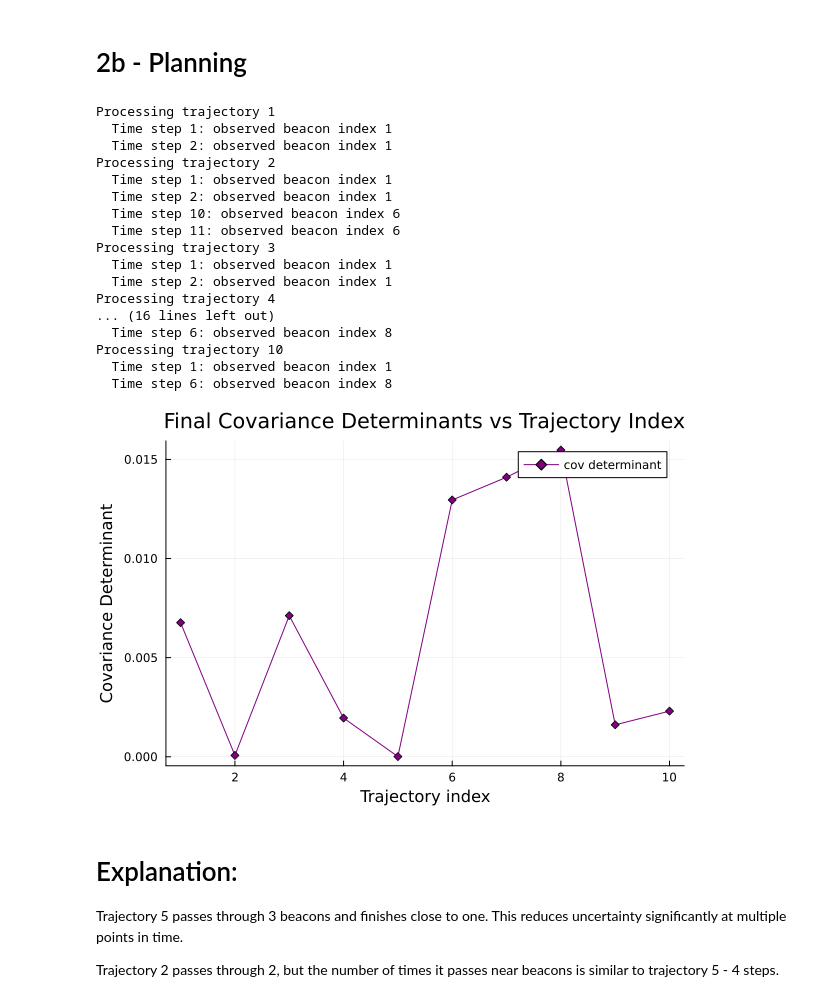
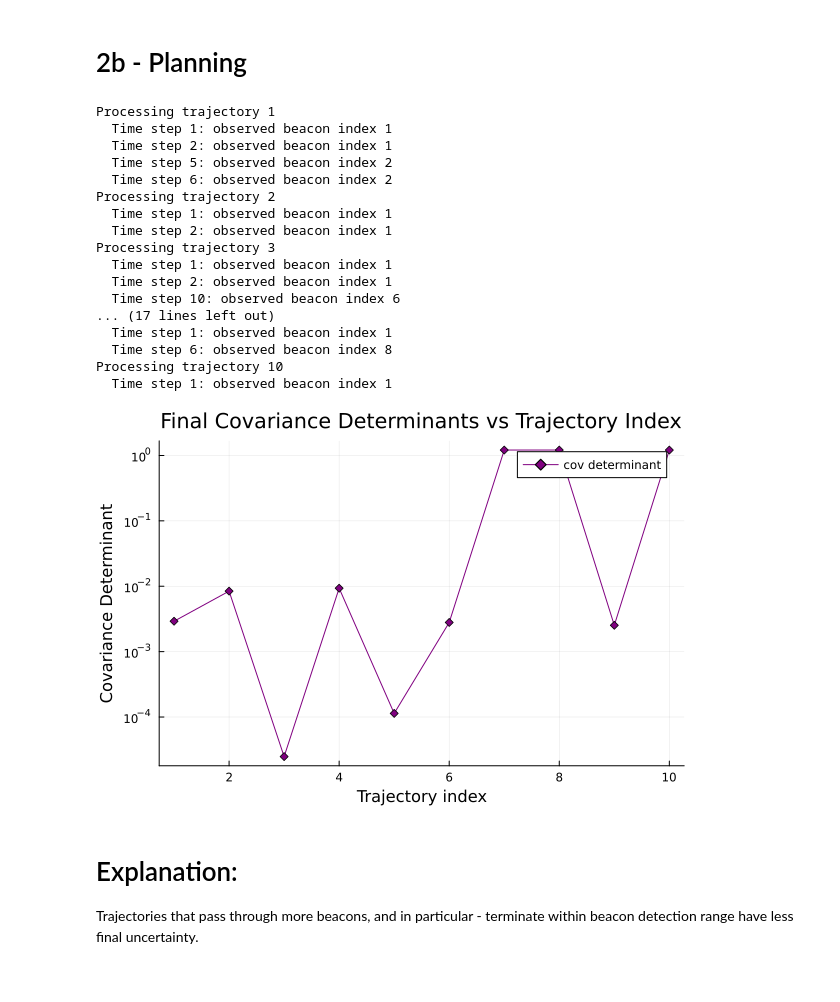
Before and after one commit to Liamir/apuu-hw2, a Jupyter notebook: hw3/hw3.ipynb, the cells around one changed output. Saved outputs shown, nothing was run; the diff lists cells and outputs as text; code cells hidden in the pictures.

Commit message:
[HW3 hands on done]

```diff
--- a/hw3/hw3.ipynb
+++ b/hw3/hw3.ipynb
@@ -211,7 +213,7 @@ rng = MersenneTwister(ID)
 Σ0 = I(2)
 F = I(2)
 Σw = 0.1^2 * I(2)
-Σv = I(2) # place holder, measurement noise is dynamically changing in this setting
+Σv = 0.1^2 * I(2) # place holder for the non-ranged setting, measurement noise is dynamically changing in this setting
 d = 1.0
 rmin = 0.1
 beacons = beacon_grid() # 9 evenly spread beacons over a 9 x 9 grid, left corner at 0,0
@@ -440,20 +447,21 @@ display(pl_beacons)
 # %%
 beliefs = Vector{FullNormal}(undef, T+1)
 beliefs[1] = b
-for t in 1:T
-    zrel = τ_obs_beacons[t, :]
-    beacon_index= beacon_indexes[t]
-    z = (obs=zrel, beacon_index=beacon_index)
+
+for t in 1:T # X1 to XT
+    zrel = τ_obs_beacons[t+1, :] # for t=1 we get X1 observation
+    beacon_index= beacon_indexes[t+1]
+    zrel_tuple = (obs=zrel, beacon_index=beacon_index)
 
     if isnan(beacon_index)
         beliefs[t+1] = PropagateBelief(𝒫, beliefs[t], ai)
     else
-        beliefs[t+1] = PosteriorBeliefRangedBeacons(𝒫, beliefs[t], ai, z)
+        beliefs[t+1] = PosteriorBeliefRangedBeacons(𝒫, beliefs[t], ai, zrel_tuple)
     end
 end
 
 
-# -------------- PLOTTING --------------
+# -------------- General PLOTTING --------------
 
 
 # plot ground truth trajectory with beacons and observations:
@@ -495,6 +503,7 @@ plot!(pl_beacons, τ[:,1], τ[:,2],
       linecolor=:gray,
       linestyle=:solid)
 
+# ----------------- General Plotting Done -----------------
 
 # plot beliefs:
 for t in 1:T+1
@@ -513,11 +522,13 @@ display(pl_beacons)
 # %% [markdown]
 # (f-5) non-ranged observations
 # %%
+display(𝒫.Σv) # used for generating observations
+
 # generate relative observations trajectory
 τ_non_ranged_obs_beacons = []
 non_ranged_beacon_indexes = []
 for i in 1:T+1
-    obs = GenerateObservationFromBeacons(𝒫, τ[i,:])
+    obs = GenerateObservationFromBeacons(𝒫, τ[i,:]) # non-ranged
 
     if obs != nothing
         push!(τ_non_ranged_obs_beacons, obs[1])
@@ -534,8 +545,8 @@ end
 non_ranged_beliefs = Vector{FullNormal}(undef, T+1)
 non_ranged_beliefs[1] = b
 for t in 1:T
-    zrel = τ_non_ranged_obs_beacons[t, :]
-    beacon_index= non_ranged_beacon_indexes[t]
+    zrel = τ_non_ranged_obs_beacons[t+1, :]
+    beacon_index= non_ranged_beacon_indexes[t+1]
     z = (obs=zrel, beacon_index=beacon_index)
 
     if isnan(beacon_index)
@@ -772,8 +788,8 @@ for j in 1:M
     beliefs = Vector{FullNormal}(undef, T+1)
     beliefs[1] = b
     for t in 1:T
-        zrel = τ_obs_beacons[t, :]
-        beacon_index= beacon_indexes[t]
+        zrel = τ_obs_beacons[t+1, :] # t=k we get observation of Xk
+        beacon_index= beacon_indexes[t+1]
         z = (obs=zrel, beacon_index=beacon_index)
 
         if isnan(beacon_index)
@@ -786,43 +802,42 @@ for j in 1:M
     push!(final_covs, beliefs[end].Σ)
 
 end
 
 
 cov_determinants = [det(Σ) for Σ in final_covs]
 
 # plot cov determinants versus trajectory index
 pl_cov_det = plot(1:M, cov_determinants,
                   label="cov determinant",
                   linecolor=:purple,
                   markershape=:diamond,
                   markercolor=:purple,
                   xlabel="Trajectory index",
                   ylabel="Covariance Determinant",
                   title="Final Covariance Determinants vs Trajectory Index",
                   legend=:topright,
-                  grid=true)
+                  grid=true,
+                  yscale=:log10)
 # %% [output]
 Processing trajectory 1
   Time step 1: observed beacon index 1
   Time step 2: observed beacon index 1
+  Time step 5: observed beacon index 2
+  Time step 6: observed beacon index 2
 Processing trajectory 2
   Time step 1: observed beacon index 1
   Time step 2: observed beacon index 1
-  Time step 10: observed beacon index 6
-  Time step 11: observed beacon index 6
 Processing trajectory 3
   Time step 1: observed beacon index 1
   Time step 2: observed beacon index 1
-Processing trajectory 4
-... (16 lines left out)
+  Time step 10: observed beacon index 6
+... (17 lines left out)
+  Time step 1: observed beacon index 1
   Time step 6: observed beacon index 8
 Processing trajectory 10
   Time step 1: observed beacon index 1
-  Time step 6: observed beacon index 8
-[figure, old version]
+[figure, new version]
 # %% [markdown]
 # Explanation:
 
-Trajectory 5 passes through 3 beacons and finishes close to one. This reduces uncertainty significantly at multiple points in time.
-
-Trajectory 2 passes through 2, but the number of times it passes near beacons is similar to trajectory 5 - 4 steps.
+Trajectories that pass through more beacons, and in particular - terminate within beacon detection range have less final uncertainty.
```
Also changed, not shown: parts of 10 cells of this notebook, 5 other files.
